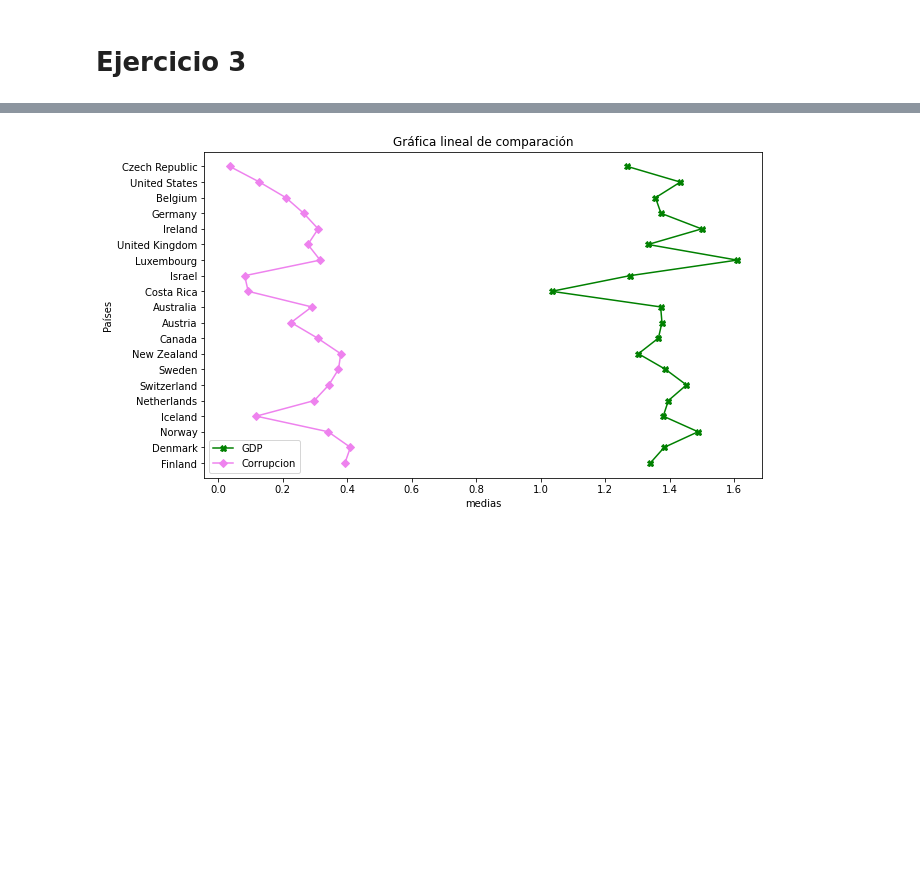
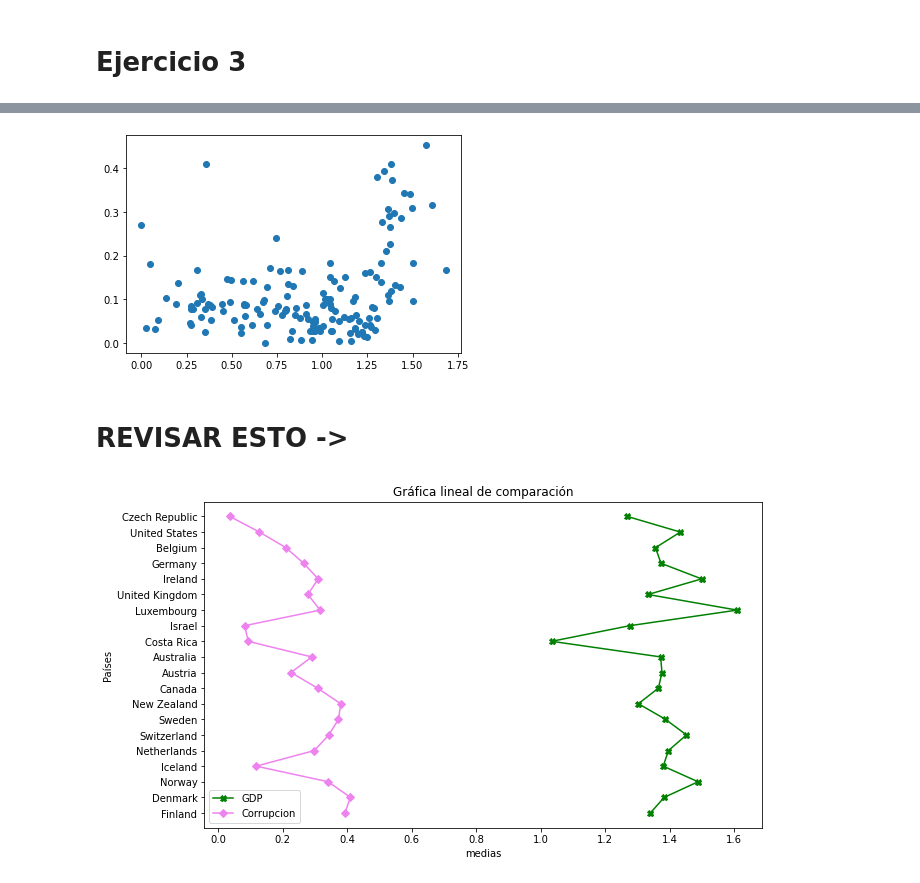
Before and after one commit to Adalab/Adalab-DA-promo-A-module-2-pairprog-2-pair-1-Guada_Lara, a Jupyter notebook: ESTADÍSTICA/1_Estadistica_1.ipynb, the cells around one changed output, grey strips where cells are left out. Cells and saved outputs as stored; diff of their text form; code cells hidden in the pictures; blank space fills up the shorter version.

```diff
--- a/ESTADÍSTICA/1_Estadistica_1.ipynb
+++ b/ESTADÍSTICA/1_Estadistica_1.ipynb
@@ -18,5 +19,5 @@ Se recomienda que el conjunto de datos a analizar tenga variables numéricas y c
 # %%
-df = pd.read_csv("/mnt/d/Descargas/Python/Modulo 2/Pair Programming 2/2019.csv")
+df = pd.read_csv("2019.csv")
 df.head()
 # %% [output]
 |  | Overall rank | Country or region | Score | GDP per capita | Social support | Healthy life expectancy | ... |
@@ -191,3 +191,15 @@ Para interpretar nuestros resultados, vamos a exponer en 2 gráficos la relació
+# %%
+plt.figure()
+
+x = df["GDP per capita"]
+y = df["Perceptions of corruption"]
+
+plt.scatter(x, y)
+plt.show()
+# %% [output]
+[figure, added]
+# %% [markdown]
+# REVISAR ESTO ->
 # %%
 fig,ax = plt.subplots(figsize= (10,6))
 
```
Also changed, not shown: parts of 33 cells of this notebook, 3 other files.
